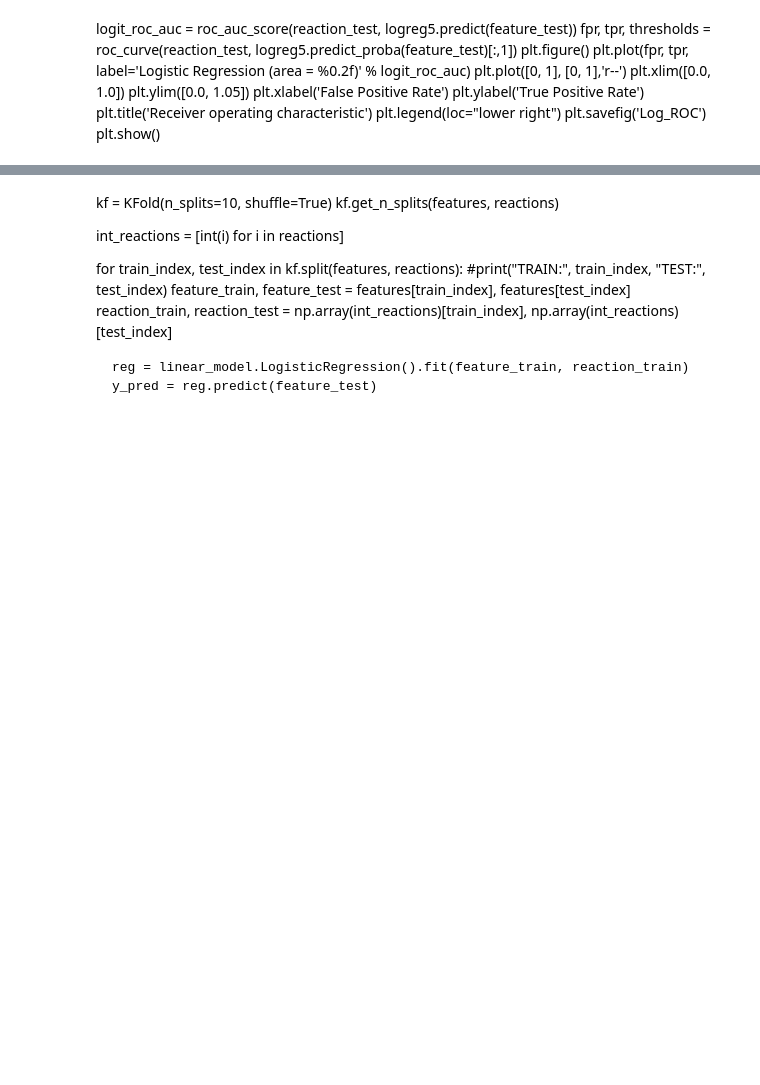
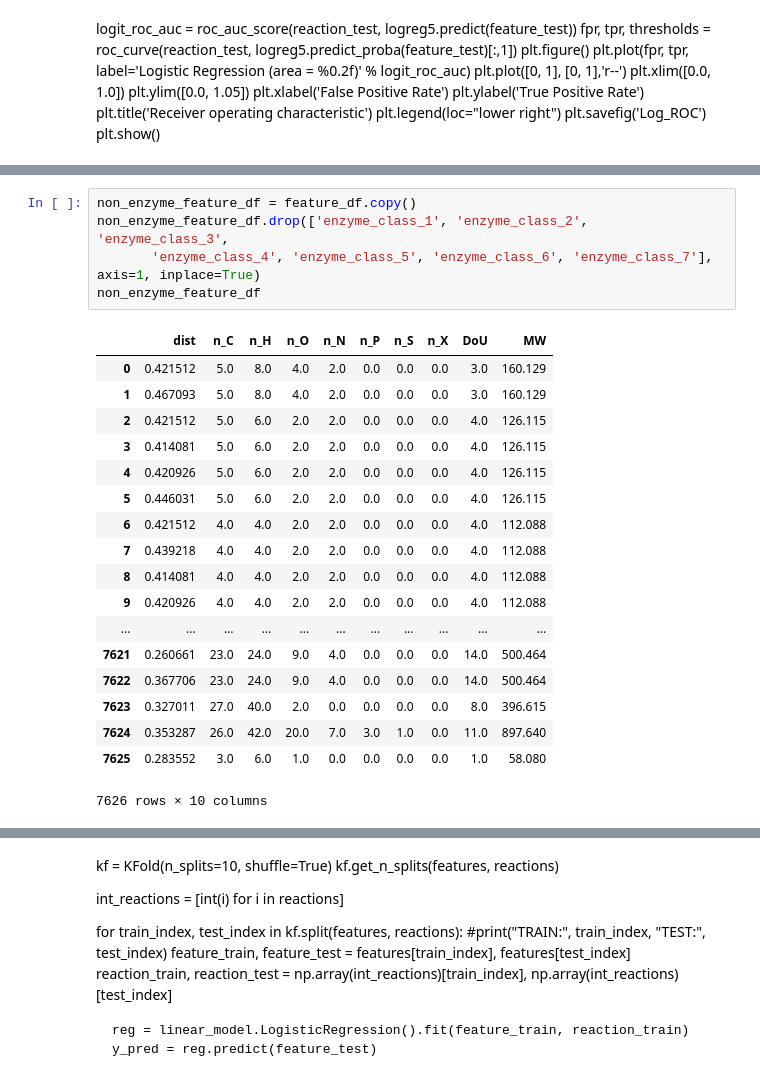
Before and after one commit to theicechol/metamoles, a Jupyter notebook: notebooks/model_creation.ipynb, the cells around one changed output, grey strips where cells are left out. Cells and saved outputs as stored; diff of their text form; blank space fills up the shorter version.

```diff
--- a/notebooks/model_creation.ipynb
+++ b/notebooks/model_creation.ipynb
@@ -208,0 +326,24 @@ rfe.support_, rfe.ranking_, pred_prob # rfe.feature_importances_
+# %%
+non_enzyme_feature_df = feature_df.copy()
+non_enzyme_feature_df.drop(['enzyme_class_1', 'enzyme_class_2', 'enzyme_class_3',
+       'enzyme_class_4', 'enzyme_class_5', 'enzyme_class_6', 'enzyme_class_7'], axis=1, inplace=True)
+non_enzyme_feature_df
+# %% [output]
+|  | dist | n_C | n_H | n_O | n_N | n_P | n_S | n_X | DoU | MW |
+| 0 | 0.421512 | 5.0 | 8.0 | 4.0 | 2.0 | 0.0 | 0.0 | 0.0 | 3.0 | 160.129 |
+| 1 | 0.467093 | 5.0 | 8.0 | 4.0 | 2.0 | 0.0 | 0.0 | 0.0 | 3.0 | 160.129 |
+| 2 | 0.421512 | 5.0 | 6.0 | 2.0 | 2.0 | 0.0 | 0.0 | 0.0 | 4.0 | 126.115 |
+| 3 | 0.414081 | 5.0 | 6.0 | 2.0 | 2.0 | 0.0 | 0.0 | 0.0 | 4.0 | 126.115 |
+| 4 | 0.420926 | 5.0 | 6.0 | 2.0 | 2.0 | 0.0 | 0.0 | 0.0 | 4.0 | 126.115 |
+| 5 | 0.446031 | 5.0 | 6.0 | 2.0 | 2.0 | 0.0 | 0.0 | 0.0 | 4.0 | 126.115 |
+| 6 | 0.421512 | 4.0 | 4.0 | 2.0 | 2.0 | 0.0 | 0.0 | 0.0 | 4.0 | 112.088 |
+| 7 | 0.439218 | 4.0 | 4.0 | 2.0 | 2.0 | 0.0 | 0.0 | 0.0 | 4.0 | 112.088 |
+| 8 | 0.414081 | 4.0 | 4.0 | 2.0 | 2.0 | 0.0 | 0.0 | 0.0 | 4.0 | 112.088 |
+| 9 | 0.420926 | 4.0 | 4.0 | 2.0 | 2.0 | 0.0 | 0.0 | 0.0 | 4.0 | 112.088 |
+| ... | ... | ... | ... | ... | ... | ... | ... | ... | ... | ... |
+| 7621 | 0.260661 | 23.0 | 24.0 | 9.0 | 4.0 | 0.0 | 0.0 | 0.0 | 14.0 | 500.464 |
+| 7622 | 0.367706 | 23.0 | 24.0 | 9.0 | 4.0 | 0.0 | 0.0 | 0.0 | 14.0 | 500.464 |
+| 7623 | 0.327011 | 27.0 | 40.0 | 2.0 | 0.0 | 0.0 | 0.0 | 0.0 | 8.0 | 396.615 |
+| 7624 | 0.353287 | 26.0 | 42.0 | 20.0 | 7.0 | 3.0 | 1.0 | 0.0 | 11.0 | 897.640 |
+| 7625 | 0.283552 | 3.0 | 6.0 | 1.0 | 0.0 | 0.0 | 0.0 | 0.0 | 1.0 | 58.080 |
+7626 rows × 10 columns
```
Also changed, not shown: parts of 23 cells of this notebook.
